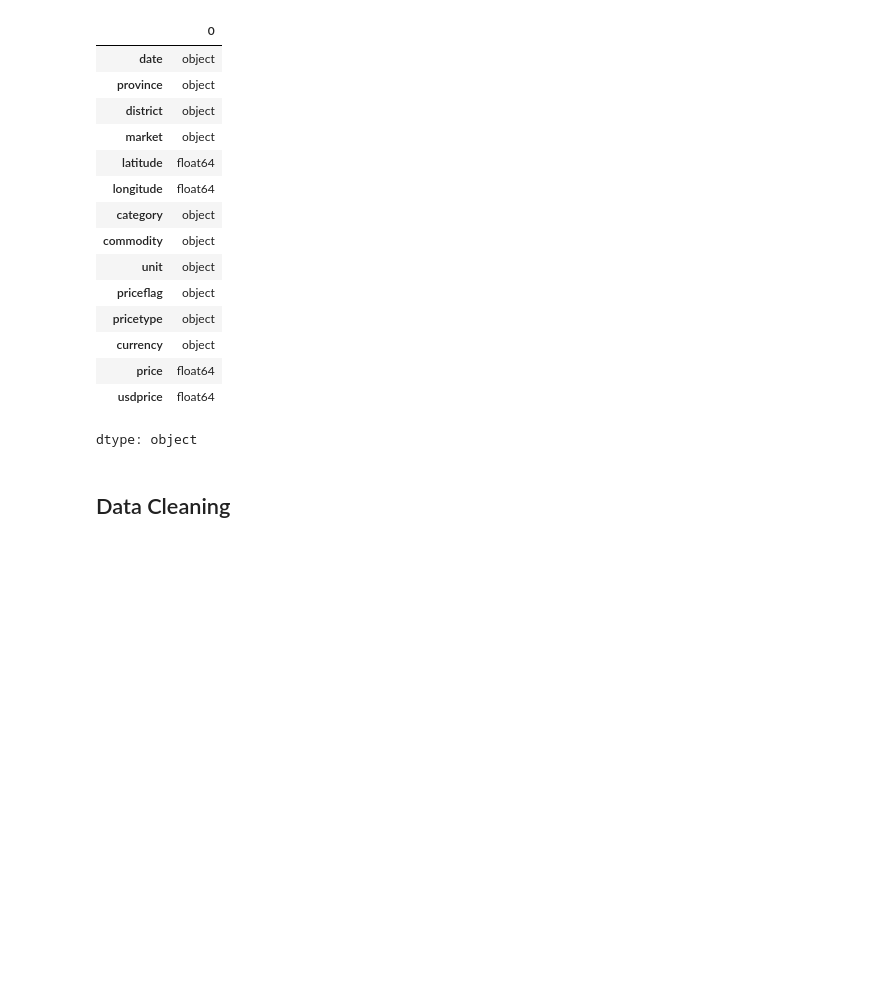
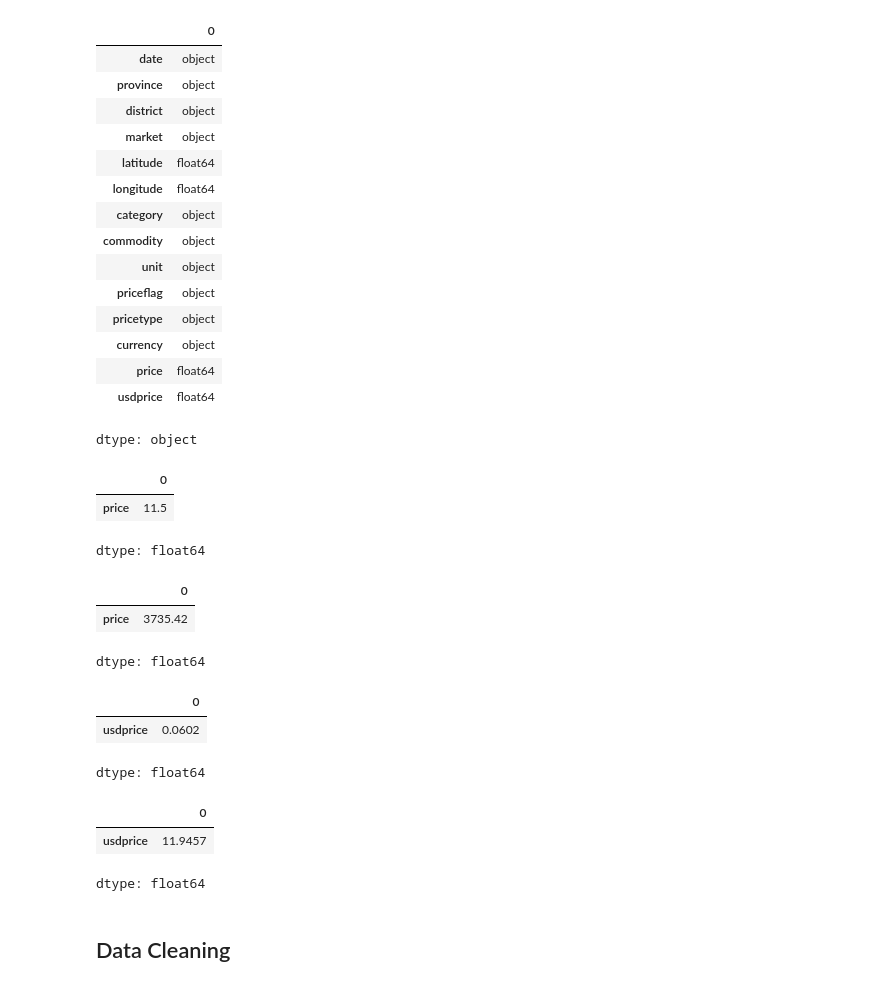
Before and after one commit to HChandeepa/Sri_Lanka_Food_Prices_Analysis, a Jupyter notebook: Sri_Lanka_Food_Prices_CW.ipynb, the cells around one changed output. Cells and saved outputs as stored; diff of their text form; code cells hidden in the pictures; blank space fills up the shorter version.

```diff
--- a/Sri_Lanka_Food_Prices_CW.ipynb
+++ b/Sri_Lanka_Food_Prices_CW.ipynb
@@ -116,6 +116,30 @@ df.dtypes
 | price | float64 |
 | usdprice | float64 |
 dtype: object
+# %%
+df[['price']].min()
+# %% [output]
+|  | 0 |
+| price | 11.5 |
+dtype: float64
+# %%
+df[['price']].max()
+# %% [output]
+|  | 0 |
+| price | 3735.42 |
+dtype: float64
+# %%
+df[['usdprice']].min()
+# %% [output]
+|  | 0 |
+| usdprice | 0.0602 |
+dtype: float64
+# %%
+df[['usdprice']].max()
+# %% [output]
+|  | 0 |
+| usdprice | 11.9457 |
+dtype: float64
 # %% [markdown]
 ## Data Cleaning
 # %%
```
Also changed, not shown: parts of 27 cells of this notebook.
